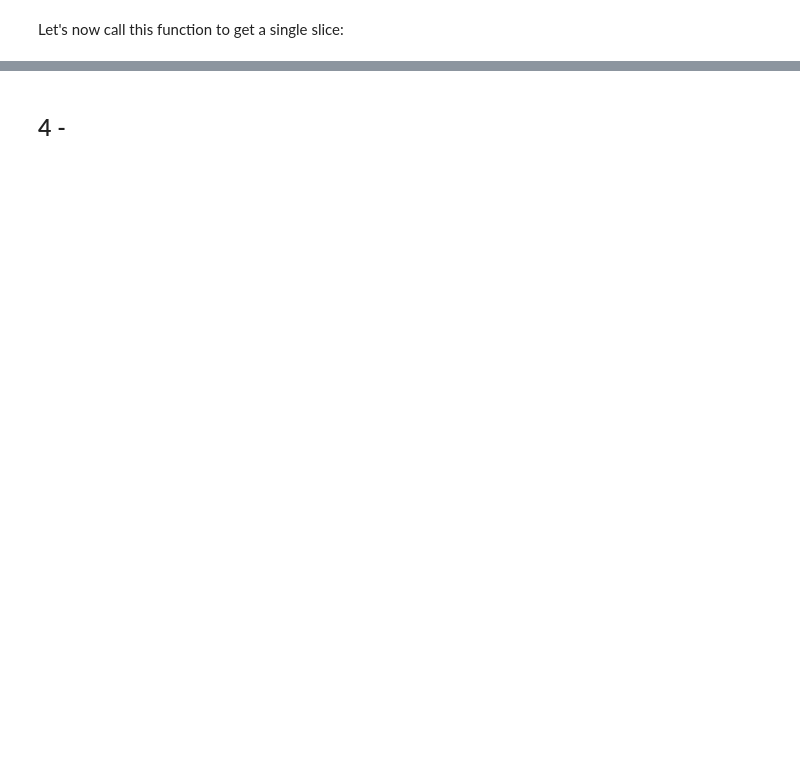
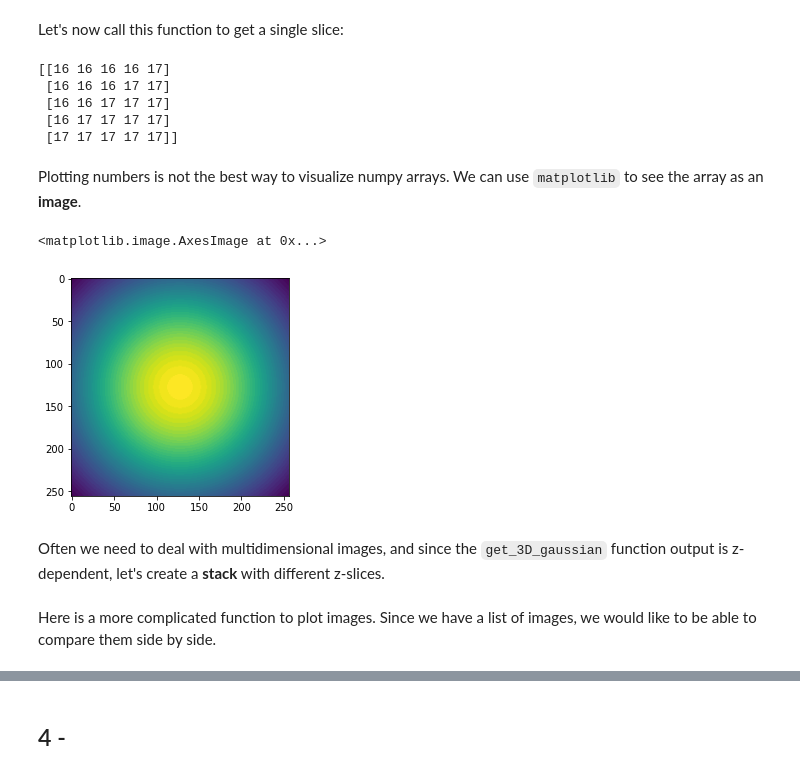
Before and after one commit to dl4mia/00_first_steps, a Jupyter notebook: 00_Write_and_load_images.ipynb, the cells around one changed output, grey strips where cells are left out. Drawn from its saved outputs; the diff is of its cells as text; code cells hidden in the pictures; blank space fills up the shorter version.

```diff
--- a/00_Write_and_load_images.ipynb
+++ b/00_Write_and_load_images.ipynb
@@ -28,9 +28,9 @@ In this first real python exercise, we are going to create a numpy array represe
 import numpy as np
 
 # This unecessarily complicated, you don't have to understand the function to continue
-def get_3D_gaussian(size_xy, delta_z, a0=255, std_xy=20., std_z=3.):
+def get_3D_gaussian(delta_z, size_xy=256, std_xy=20., std_z=3., a0=255):
     '''
-    Returns a 2D Gaussian whose standard deviation and amplitude depend on the
+    Return a 2D Gaussian whose standard deviation and amplitude depend on the
     distance to the central plane z=0.
 
             Parameters:
@@ -46,8 +46,13 @@ def get_3D_gaussian(size_xy, delta_z, a0=255, std_xy=20., std_z=3.):
             Returns:
                     XY slice
     '''
+
+    # let's create a grid of values: n+1 values ranging from 0 to n
+    n = size_xy
+    grid = np.linspace(0, n, n+1)
+
     # create a meshgrid
-    x, y = np.meshgrid(np.linspace(0, size_xy, size_xy), np.linspace(0, size_xy, size_xy))
+    x, y = np.meshgrid(grid, grid)
 
     # distance to the center of the grid
     delta_x = x - size_xy / 2
@@ -63,7 +68,7 @@ def get_3D_gaussian(size_xy, delta_z, a0=255, std_xy=20., std_z=3.):
     # compute a z-dependent amplitude term
     amplitude = a0 * np.exp(-( delta_z**2 / (2.0 * std_z**2 ) ) )
 
-
-    return xy_gauss * amplitude
+    # return the image with integer values
+    return (xy_gauss * amplitude).astype(np.int16)
 # %% [markdown]
 Let's now call this function to get a single slice:
@@ -72,0 +75,26 @@ Let's now call this function to get a single slice:
+# %%
+#######################################################
+##### exercise: call the get_3D_gaussian function #####
+
+single_img = get_3D_gaussian(-5)
+print(single_img[0:5, 0:5])  # hopefully, it is not just zeroes
+# %% [output]
+[[16 16 16 16 17]
+ [16 16 16 17 17]
+ [16 16 17 17 17]
+ [16 17 17 17 17]
+ [17 17 17 17 17]]
+# %% [markdown]
+Plotting numbers is not the best way to visualize numpy arrays. We can use `matplotlib` to see the array as an **image**.
+# %%
+import matplotlib.pyplot as plt
+
+######################################################
+##### exercise: plot single_img using matplotlib #####
+
+plt.imshow(single_img)
+# %% [output]
+<matplotlib.image.AxesImage at 0x...>
+[figure, added]
+# %% [markdown]
+Often we need to deal with multidimensional images, and since the `get_3D_gaussian` function output is z-dependent, let's create a **stack** with different z-slices.
@@ -73 +110,3 @@ Let's now call this function to get a single slice:
+# %% [markdown]
+Here is a more complicated function to plot images. Since we have a list of images, we would like to be able to compare them side by side.
 # %%
```
Also changed, not shown: parts of 14 cells of this notebook.
